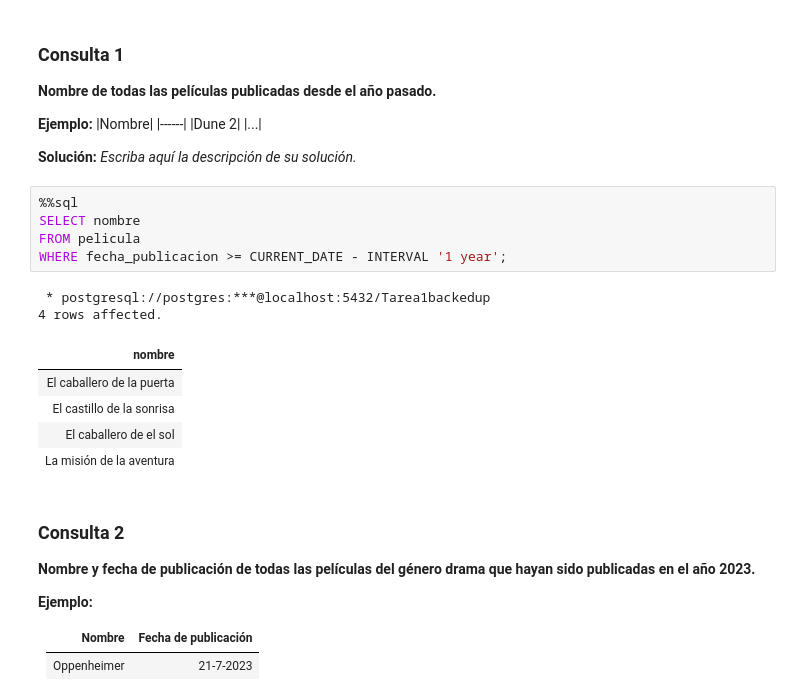
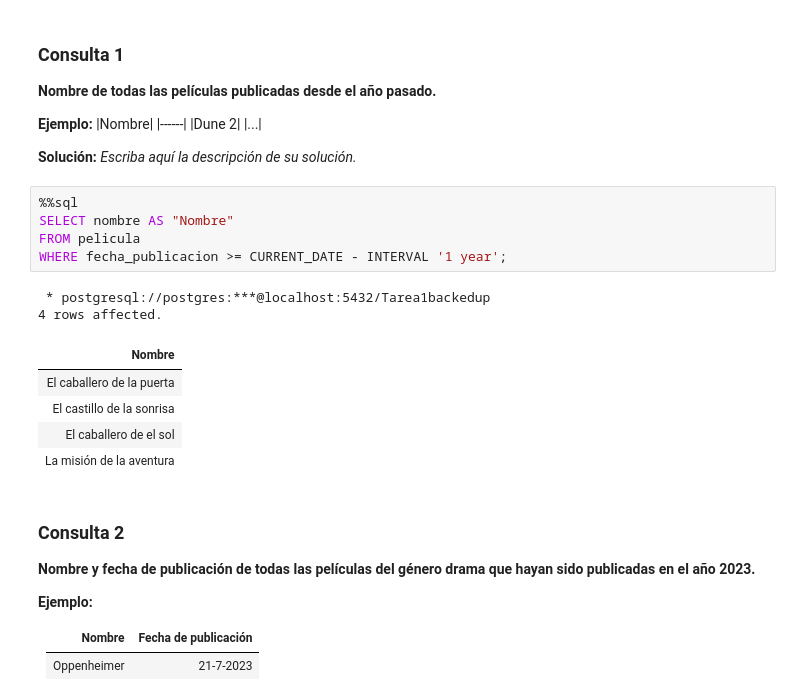
Before and after one commit to SlippinJunior/Tarea_1_BD, a Jupyter notebook: Tarea_1.ipynb, the cells around one changed output. Drawn from its saved outputs; the diff is of its cells as text.

```diff
--- a/Tarea_1.ipynb
+++ b/Tarea_1.ipynb
@@ -376,13 +373,13 @@ Escriba aquí las consultas pedidas. Recuerde agregar una descripción _breve_ d
 **Solución:** _Escriba aquí la descripción de su solución._
 # %%
 %%sql
-SELECT nombre
+SELECT nombre AS "Nombre"
 FROM pelicula
 WHERE fecha_publicacion >= CURRENT_DATE - INTERVAL '1 year';
 # %% [output]
  * postgresql://postgres:***@localhost:5432/Tarea1backedup
 4 rows affected.
-| nombre |
+| Nombre |
 | El caballero de la puerta |
 | El castillo de la sonrisa |
 | El caballero de el sol |
```
Also changed, not shown: parts of 6 cells of this notebook.
